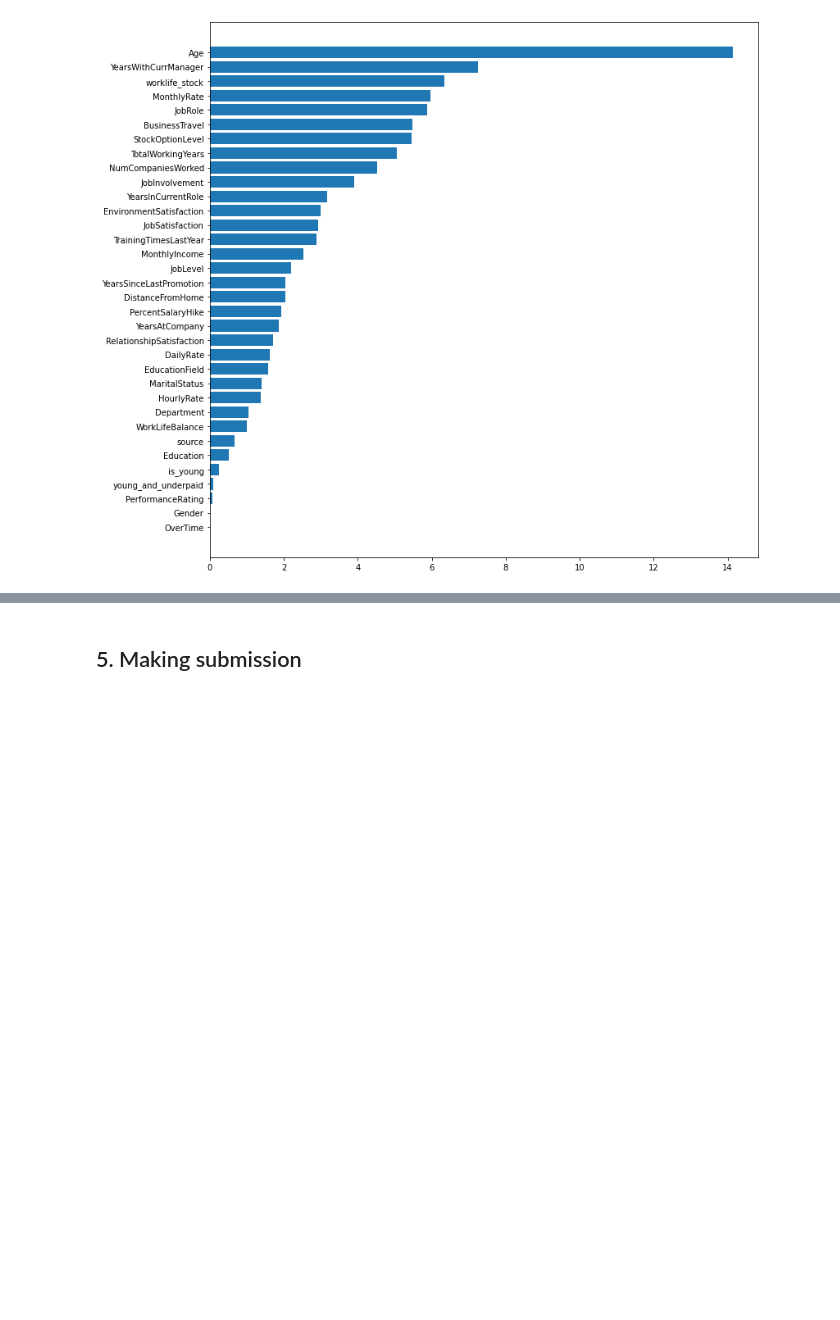
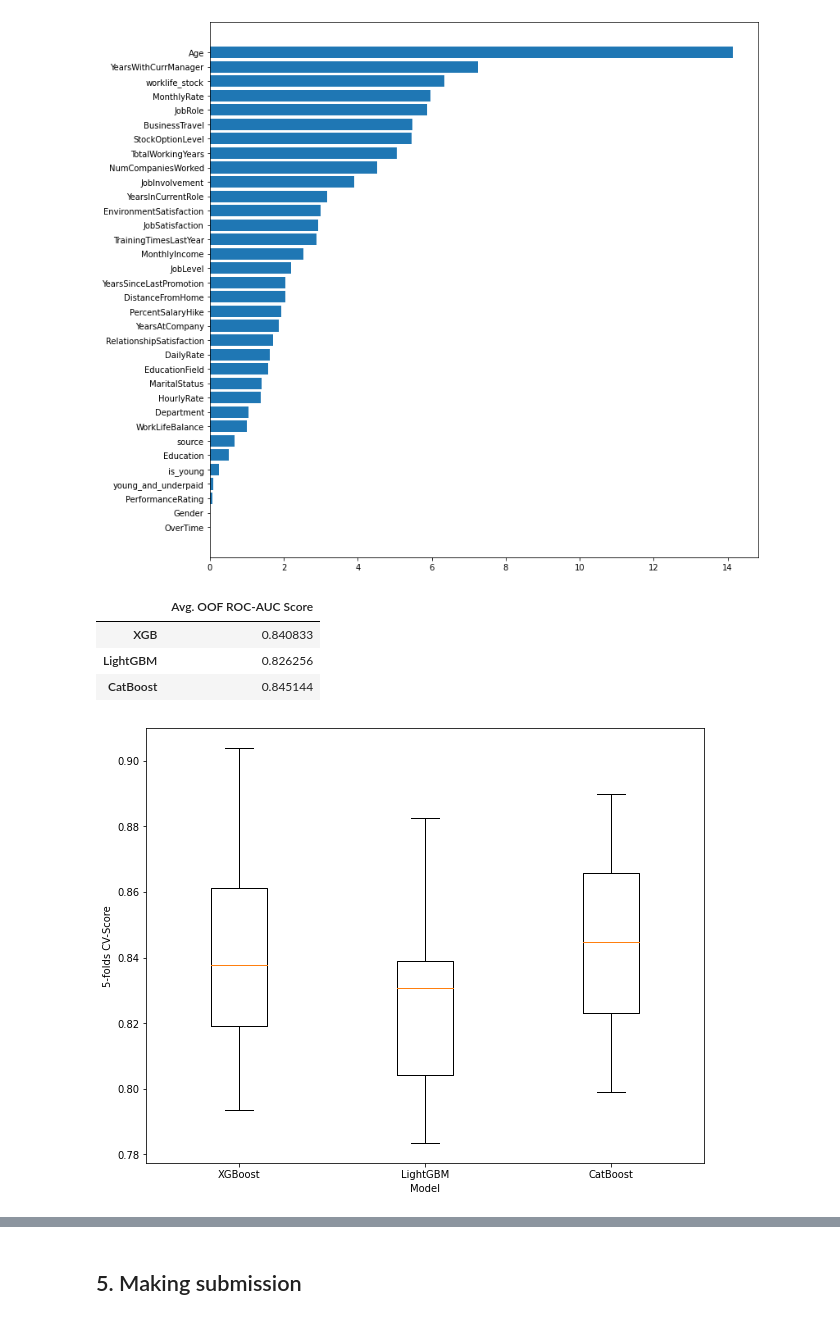
Before and after one commit to fxop0218/Playground-Series-S3-EP3, a Jupyter notebook: playground-series-s3-ep3.ipynb, the cells around one changed output, grey strips where cells are left out. Drawn from its saved outputs; the diff is of its cells as text; code cells hidden in the pictures; blank space fills up the shorter version.

Commit message:
Result visualization added

```diff
--- a/playground-series-s3-ep3.ipynb
+++ b/playground-series-s3-ep3.ipynb
@@ -317,9 +329,9 @@ params = {'learning_rate': 0.1,
           'num_leaves': 195,
           'max_depth': 9,
           'min_child_samples': 46,
-          'reg_alpha': 0.01,
-          'reg_lambda': 0.6,
-          'min_split_gain': 1.42,
+          'reg_alpha': 0.02,
+          'reg_lambda': 0.8,
+          'min_split_gain': 1.45,
           'subsample': 0.45,
           'colsample_bytree': 0.3}
 
@@ -337,11 +349,14 @@ for i, (train_index, val_index) in enumerate(kf.split(train_df, y=train_df['Attr
             eval_metric=['auc'],
             callbacks=[lgbm.early_stopping(100, verbose=True)])
 
+    LGBM_imp.append(clf.feature_importances_)
+    LGBM_pred_1 = clf.predict_proba(X_val)[:, 1]
+    LGBM_pred_2 = clf.predict_proba(test)[:, 1]
+    LGBM_cv_scores.append(roc_auc_score(y_val, LGBM_pred_1))
+
     preds = clf.predict_proba(X_val.values)
-    auc = roc_auc_score(y_val, preds[:, 1])
 
     clfs.append(clf)
-    scores.append(auc)
     print(f'Score on fold {i}: {auc}')
     print('-'*50)
 
@@ -367,9 +382,11 @@ Mean score across all folds: 0.8262556267211721
+# %%
+CatBoost_cv_scores, CatBoost_imp = list(), list()
 # %%
 scores = []
 
 params = {'loss_function': 'CrossEntropy',
-          'learning_rate': 0.76,
-          'l2_leaf_reg': 0.014,
+          'learning_rate': 0.8,
+          'l2_leaf_reg': 0.02,
           'colsample_bylevel': 0.06,
           'depth': 1,
           'boosting_type': 'Plain',
@@ -390,11 +407,12 @@ for i, (train_index, val_index) in enumerate(kf.split(train_df, y=train_df['Attr
             eval_set=(X_val.values, y_val),
             early_stopping_rounds=100, verbose=1000)
 
-    preds = clf.predict_proba(X_val.values)
-    auc = roc_auc_score(y_val, preds[:, 1])
+    CatBoost_imp.append(clf.feature_importances_)
+    CatBoost_pred_1 = clf.predict_proba(X_val)[:, 1]
+    CatBoost_pred_2 = clf.predict_proba(test)[:, 1]
+    CatBoost_cv_scores.append(roc_auc_score(y_val, CatBoost_pred_1))
 
     clfs.append(clf)
-    scores.append(auc)
     print(f'Score on fold {i}: {auc}')
     print('-'*90)
 
@@ -453,6 +471,24 @@ plt.show()
 # %% [output]
 CatBoost
 [figure]
+# %%
+md_scores = pd.DataFrame({'XGB': XGB_cv_scores, 'LightGBM': LGBM_cv_scores, 'CatBoost': CatBoost_cv_scores})
+avg_scores = pd.DataFrame(md_scores.apply(np.mean, axis = 0))
+avg_scores.columns = ['Avg. OOF ROC-AUC Score']
+avg_scores
+# %% [output]
+|  | Avg. OOF ROC-AUC Score |
+| XGB | 0.840833 |
+| LightGBM | 0.826256 |
+| CatBoost | 0.845144 |
+# %%
+plt.figure(figsize = (10, 8))
+
+plt.boxplot(md_scores, labels = ['XGBoost', 'LightGBM', 'CatBoost'])
+plt.xlabel('Model')
+plt.ylabel('5-folds CV-Score');
+# %% [output]
+[figure, added]
 # %%
 import tensorflow as tf
 from tensorflow import keras
```
Also changed, not shown: parts of 11 cells of this notebook.
